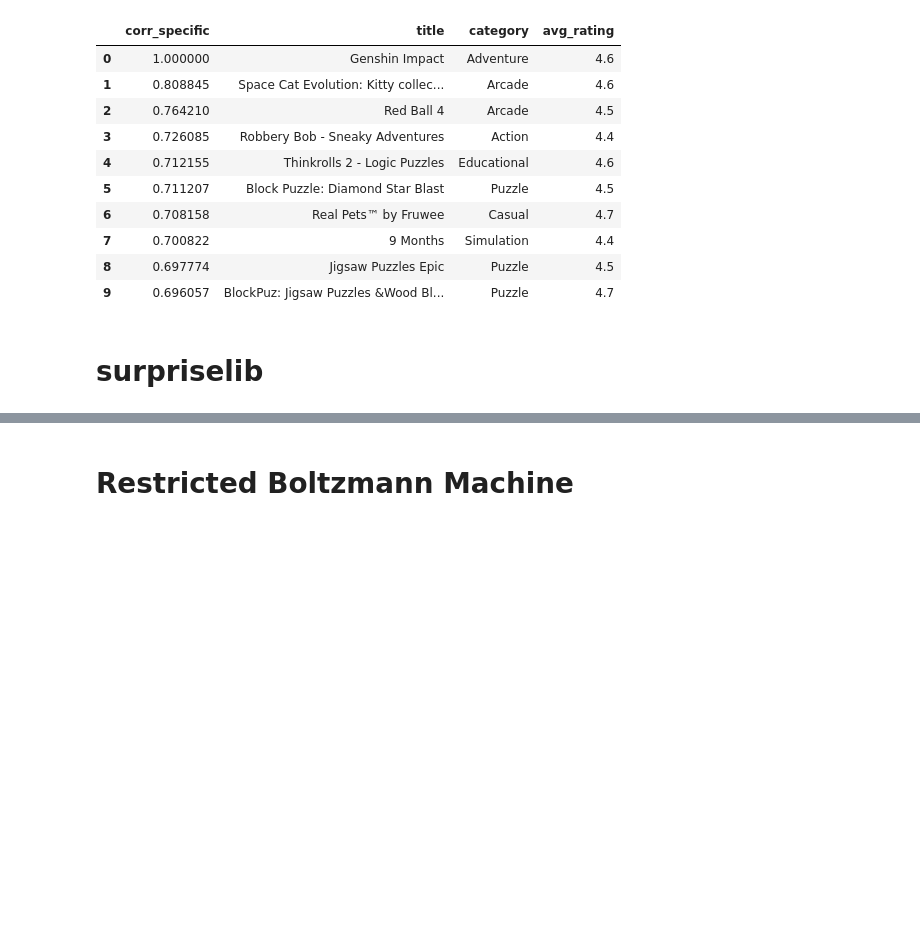
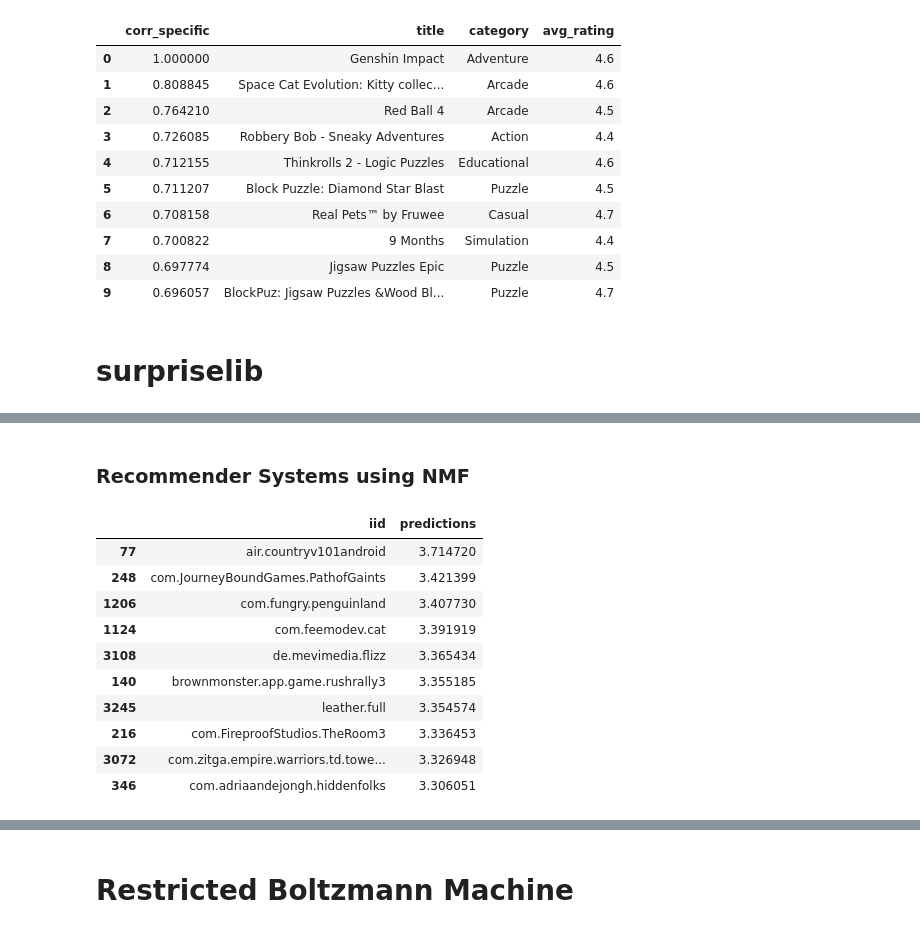
Before and after one commit to hieplk97/Recommendation-For-Games, a Jupyter notebook: jupyter_lab/Data Explorer.ipynb, the cells around one changed output, grey strips where cells are left out. Saved outputs shown, nothing was run; the diff lists cells and outputs as text; code cells hidden in the pictures; blank space fills up the shorter version.

```diff
--- a/jupyter_lab/Data Explorer.ipynb
+++ b/jupyter_lab/Data Explorer.ipynb
@@ -528,0 +602,31 @@ The 10 nearest neighbors of com.miHoYo.GenshinImpact are:
+# %%
+# get the list of the game ids
+unique_ids = games_data['id'].unique()
+# get the list of the ids that the userid 1001 has rated
+iids = reviews_data.loc[reviews_data['username']=='# DonRon777', 'game_id']
+# remove the rated games for the recommendations
+games_to_predict = np.setdiff1d(unique_ids, iids)
+# %%
+def run_surprise(algo):
+    algo.fit(trainset)
+    my_recs = []
+    for iid in games_to_predict:
+        my_recs.append((iid, algo.predict(uid='# DonRon777',iid=iid).est))
+
+    return pd.DataFrame(my_recs, columns=['iid', 'predictions']).sort_values('predictions', ascending=False).head(10)
+# %% [markdown]
+### Recommender Systems using NMF
+# %%
+run_surprise(NMF())
+# %% [output]
+|  | iid | predictions |
+| 77 | air.countryv101android | 3.714720 |
+| 248 | com.JourneyBoundGames.PathofGaints | 3.421399 |
+| 1206 | com.fungry.penguinland | 3.407730 |
+| 1124 | com.feemodev.cat | 3.391919 |
+| 3108 | de.mevimedia.flizz | 3.365434 |
+| 140 | brownmonster.app.game.rushrally3 | 3.355185 |
+| 3245 | leather.full | 3.354574 |
+| 216 | com.FireproofStudios.TheRoom3 | 3.336453 |
+| 3072 | com.zitga.empire.warriors.td.towe... | 3.326948 |
+| 346 | com.adriaandejongh.hiddenfolks | 3.306051 |
```
Also changed, not shown: parts of 25 cells of this notebook.
